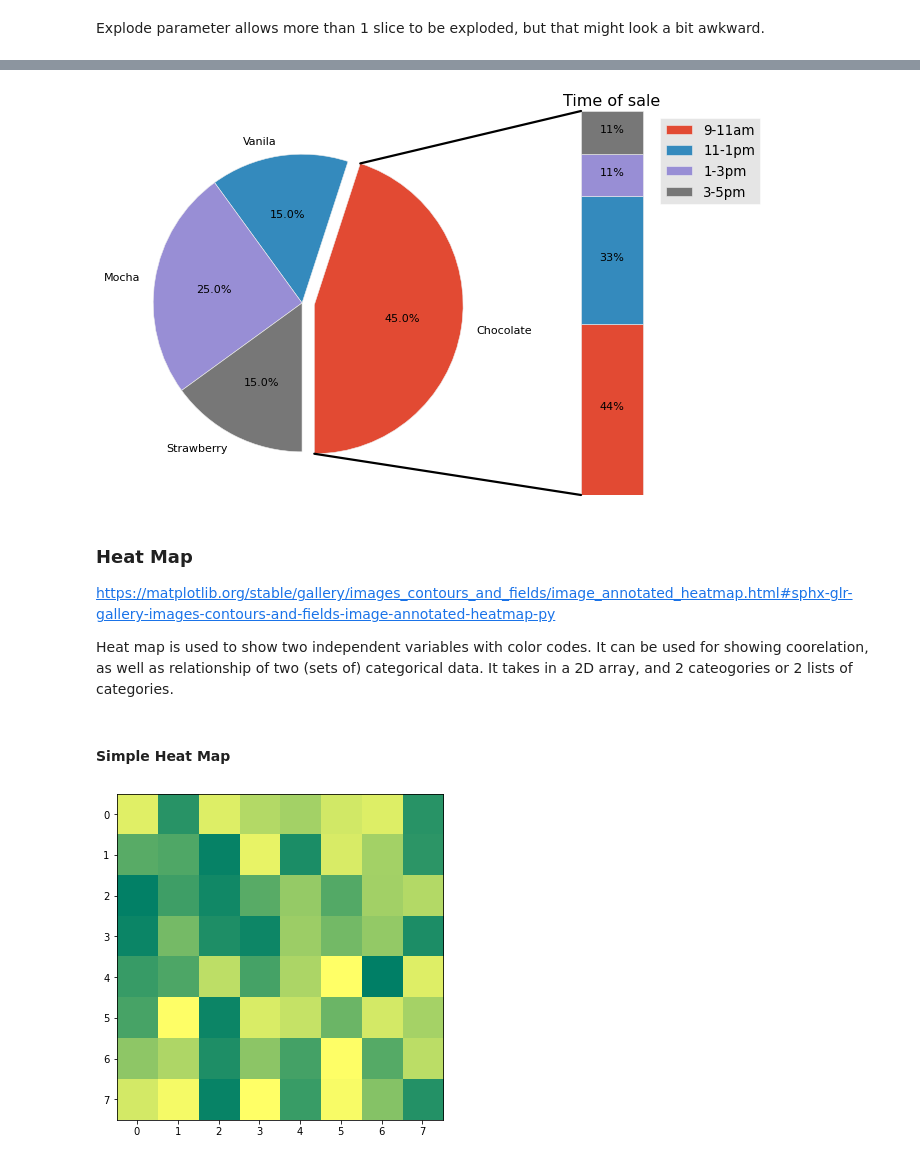
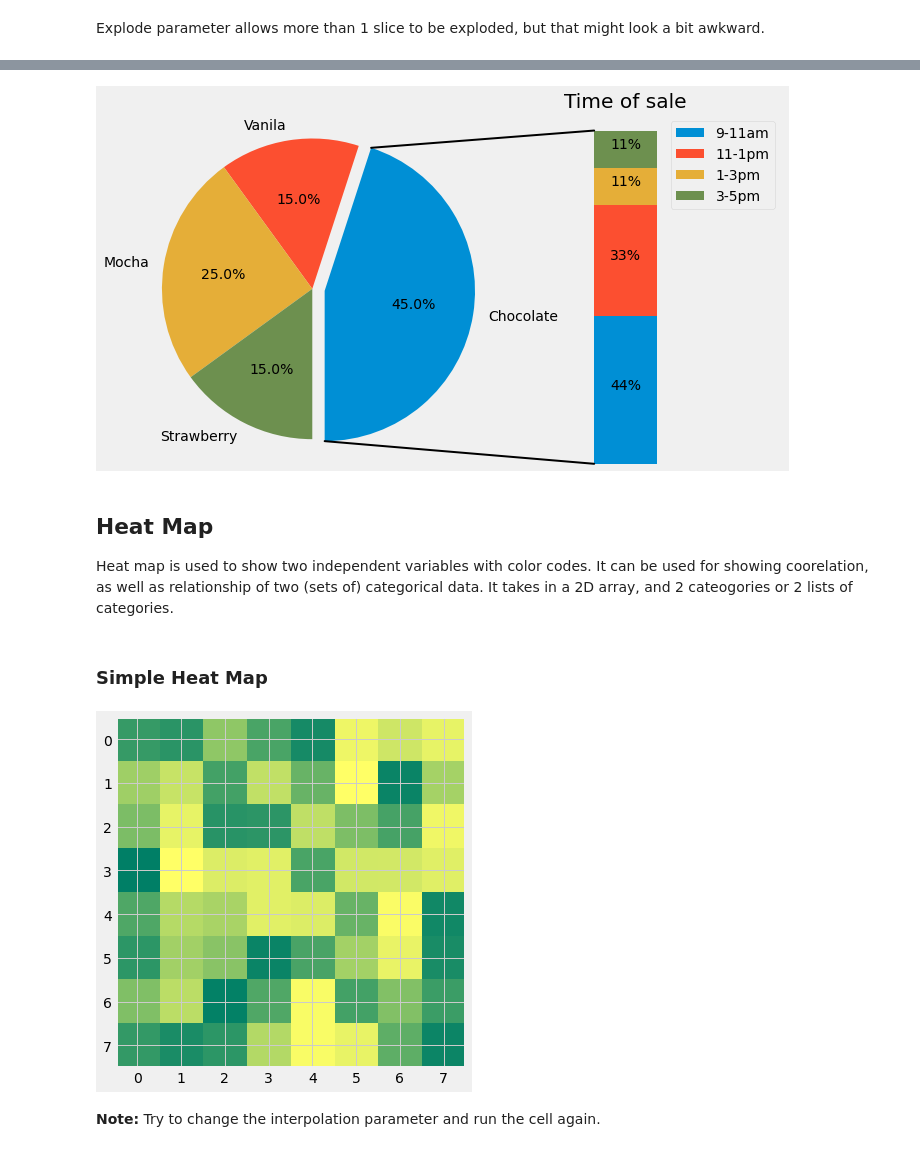
Before and after one commit to HazelIP/Fundamental_DA, a Jupyter notebook: pyplot/pyplot.ipynb, the cells around one changed output, grey strips where cells are left out. Cells and saved outputs as stored; diff of their text form; code cells hidden in the pictures.

```diff
--- a/pyplot/pyplot.ipynb
+++ b/pyplot/pyplot.ipynb
@@ -189,7 +179,7 @@ plt.show()
 While the group bar chart looks a bit too crowded, we can change it into a stacked barchart, which visualises customers' preference as well as telling the differences in reponse collected from difference shops.
 # %%
 # using data from above plot
-
+# set bar position
 height = 0.7
 y_pos = np.arange(len(df['shop']))
 
@@ -200,18 +190,9 @@ mint = plt.barh(y=y_pos, width=df['mint'], color='green', label='Mint',height=he
 
 plt.yticks(y_pos,labels=df['shop'],fontsize=13)
 plt.legend(fontsize=12, loc="best")
-plt.style.use('ggplot')
-plt.xlabel("Count")
-plt.title("Customer preference of new flavors among shops")
+ax.set_xlabel("Count")
+ax.set_title("Customer preference of new flavors among shops")
 
-'''for rowNum, row in df.iterrows():
-  xpos=0
-  for val in row:
-    xpos= xpos+ int(val)
-    plt.text(xpos+1, rowNum-0.05, str(val), color='black')'''
-#plt.bar_label(mocha, labels=[58,25,10])
-#plt.bar_label(tofu, padding=3)
-#plt.bar_label(mint, padding=3)
 plt.gca().invert_yaxis()
 plt.show()
 # %% [output]
@@ -242,6 +218,6 @@ sales = [90,40,10,60]
 fig,ax = plt.subplots(figsize= (6,6))
 ax.pie(sales, labels=flavors, autopct="%1.1f%%") #show % of each slice
 plt.title("sales of different ice-cream flavors")
-plt.style.use("classic") #color map?
+plt.style.use("fivethirtyeight")
 plt.show()
 # %% [output]
@@ -255,6 +231,6 @@ explode = [.1, 0, 0, 0]
 fig,ax = plt.subplots(figsize= (6,6))
 ax.pie(sales, labels=flavors, autopct="%1.1f%%", explode=explode) #show % of each slice
 plt.title("sales of different ice-cream flavors")
-plt.style.use("ggplot") #color map?
+plt.style.use("fivethirtyeight")
 plt.show()
 # %% [output]
@@ -307,7 +280,7 @@ ax2.axis('off') #not showing axis of bar chart
 ax2.set_xlim(-2.5*width, 2.5*width) #adjusting width of bar
 
 # adding connecting lines
-# this part adopted from "https://matplotlib.org/stable/gallery/pie_and_polar_charts/bar_of_pie.html#sphx-glr-gallery-pie-and-polar-charts-bar-of-pie-py"
+# adopted from "https://matplotlib.org/stable/gallery/pie_and_polar_charts/bar_of_pie.html#sphx-glr-gallery-pie-and-polar-charts-bar-of-pie-py"
 
 # draw top connecting line
 theta1, theta2 = ax1.patches[0].theta1, ax1.patches[0].theta2
@@ -330,29 +303,31 @@ con.set_color([0, 0, 0])
 ax2.add_artist(con)
 con.set_linewidth(2)
 
+plt.style.use("fivethirtyeight")
 plt.show()
 # %% [output]
-[figure, old version]
+[figure, new version]
 # %% [markdown]
-### Heat Map
-https://matplotlib.org/stable/gallery/images_contours_and_fields/image_annotated_heatmap.html#sphx-glr-gallery-images-contours-and-fields-image-annotated-heatmap-py
+## Heat Map
 
 Heat map is used to show two independent variables with color codes. It can be used for showing coorelation, as well as relationship of two (sets of) categorical data. It takes in a 2D array, and 2 cateogories or 2 lists of categories.
 # %% [markdown]
-#### Simple Heat Map
+### Simple Heat Map
 # %%
 # generate some random data
-data = np.random.random((8, 8))
+data = np.random.default_rng().random((8, 8))
 
 #set figure size
 plt.rcParams["figure.figsize"] = (8,6)
 #generate heatmap, set colormap
 plt.imshow(data, cmap='summer', interpolation='nearest')
 '''list of interpolation options:
  [None, 'none', 'nearest', 'bilinear', 'bicubic', 'spline16',
            'spline36', 'hanning', 'hamming', 'hermite', 'kaiser', 'quadric',
            'catrom', 'gaussian', 'bessel', 'mitchell', 'sinc', 'lanczos']'''
 plt.show()
 # %% [output]
-[figure, old version]
+[figure, new version]
+# %% [markdown]
+**Note:** Try to change the interpolation parameter and run the cell again.
 # %% [markdown]
```
Also changed, not shown: parts of 27 cells of this notebook.
